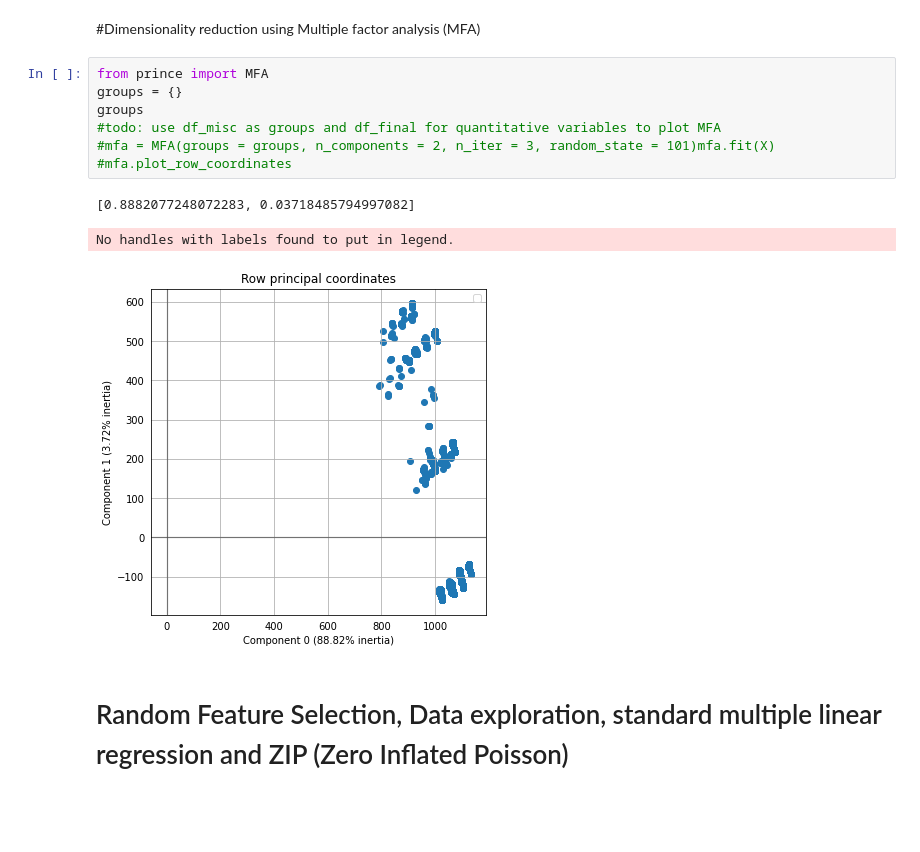
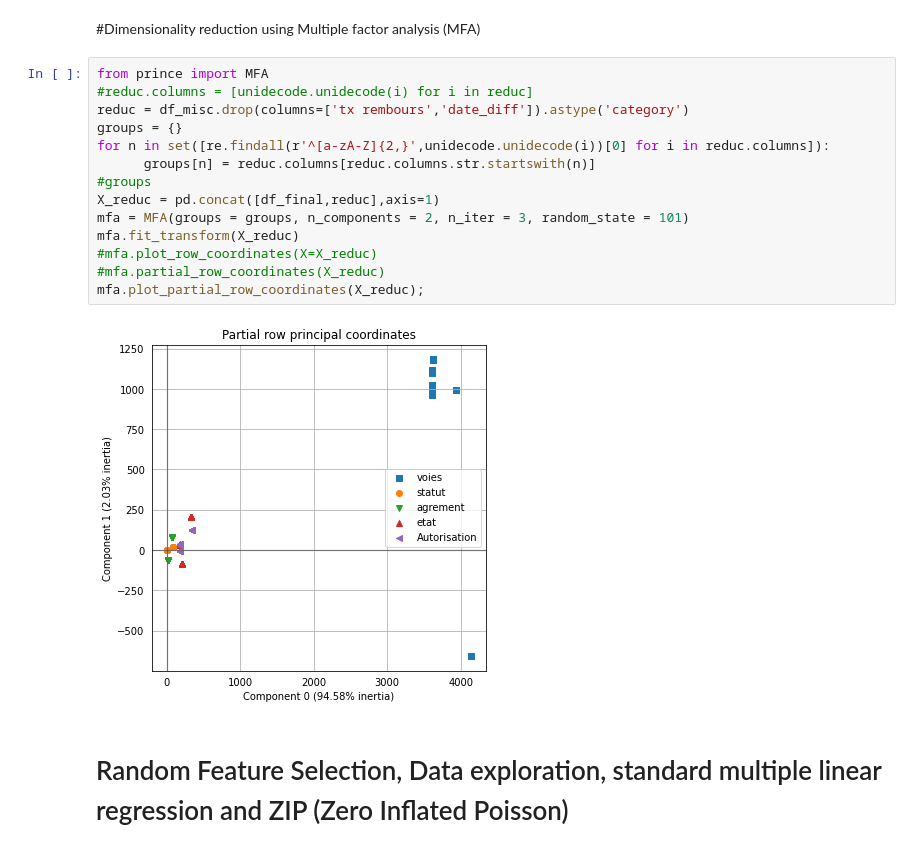
Before and after one commit to databs1/med_price_prediction, a Jupyter notebook: Price_prediction_v1.ipynb, the cells around one changed output. Cells and saved outputs as stored; diff of their text form; blank space fills up the shorter version.

```diff
--- a/Price_prediction_v1.ipynb
+++ b/Price_prediction_v1.ipynb
@@ -231,17 +231,22 @@ features
 8564 rows × 27 columns
 # %% [markdown]
 #Dimensionality reduction using Multiple factor analysis (MFA)
-# %%
-from prince import MFA
-groups = {}
-groups
-#todo: use df_misc as groups and df_final for quantitative variables to plot MFA
-#mfa = MFA(groups = groups, n_components = 2, n_iter = 3, random_state = 101)mfa.fit(X)
-#mfa.plot_row_coordinates
-# %% [output]
-[0.8882077248072283, 0.03718485794997082]
-No handles with labels found to put in legend.
-[figure, removed]
+# %%
+from prince import MFA
+#reduc.columns = [unidecode.unidecode(i) for i in reduc]
+reduc = df_misc.drop(columns=['tx rembours','date_diff']).astype('category')
+groups = {}
+for n in set([re.findall(r'^[a-zA-Z]{2,}',unidecode.unidecode(i))[0] for i in reduc.columns]):
+      groups[n] = reduc.columns[reduc.columns.str.startswith(n)]
+#groups
+X_reduc = pd.concat([df_final,reduc],axis=1)
+mfa = MFA(groups = groups, n_components = 2, n_iter = 3, random_state = 101)
+mfa.fit_transform(X_reduc)
+#mfa.plot_row_coordinates(X=X_reduc)
+#mfa.partial_row_coordinates(X_reduc)
+mfa.plot_partial_row_coordinates(X_reduc);
+# %% [output]
+[figure, added]
 # %% [markdown]
 # Random Feature Selection, Data exploration, standard multiple linear regression and ZIP (Zero Inflated Poisson)
 # %%
```
